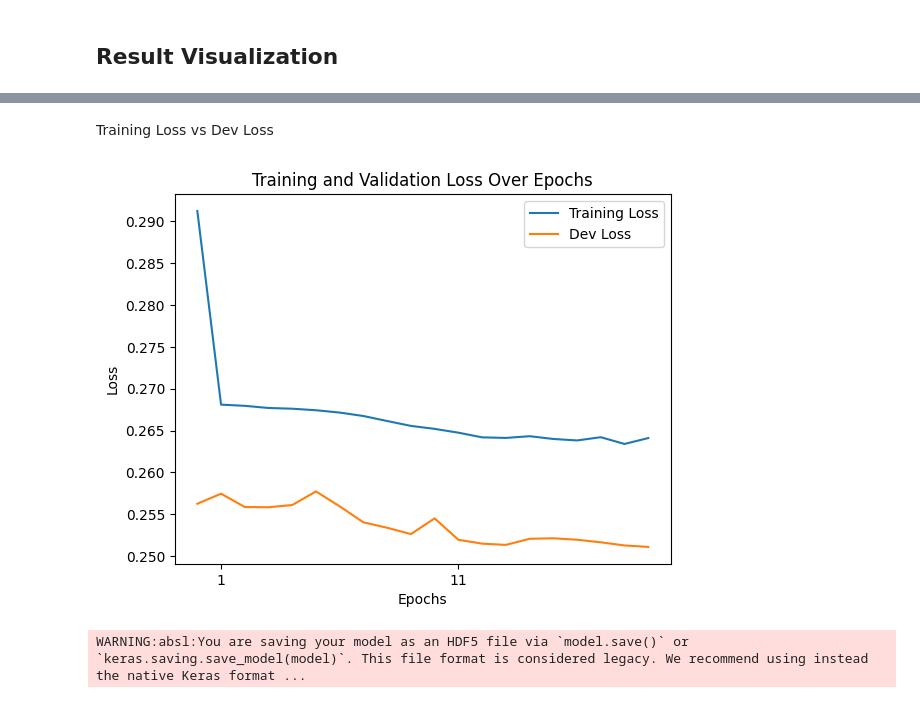
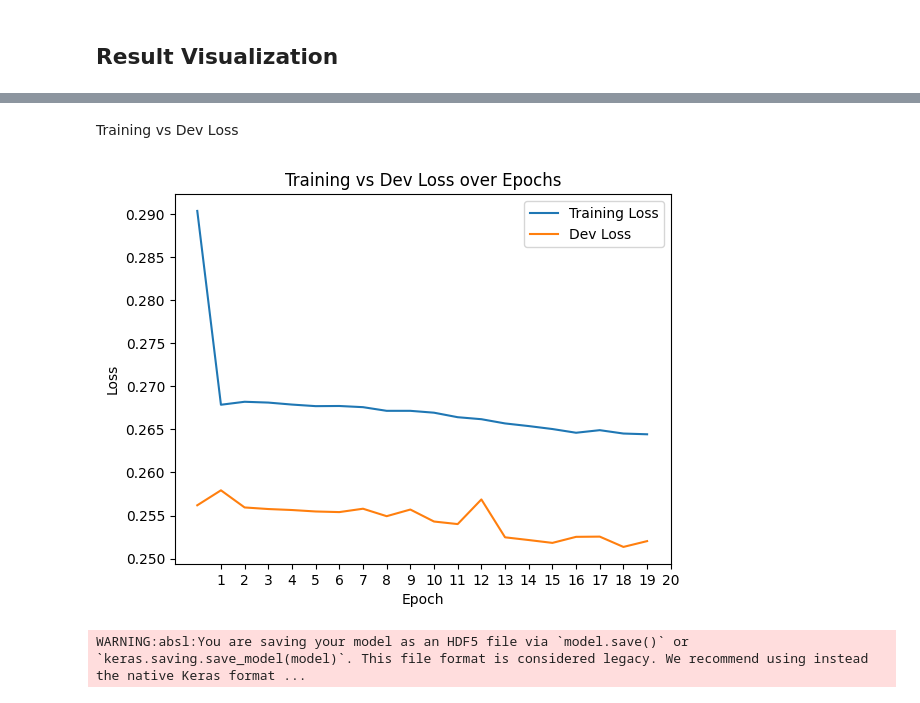
Before and after one commit to JG1ANDONLY/PCa_DL_DGE, a Jupyter notebook: script/cnn/cnn_training.ipynb, the cells around one changed output, grey strips where cells are left out. Drawn from its saved outputs; the diff is of its cells as text; code cells hidden in the pictures.

```diff
--- a/script/cnn/cnn_training.ipynb
+++ b/script/cnn/cnn_training.ipynb
@@ -118,5 +118,5 @@ EPOCH_SIZE = 20
 Shuffle the dataset and apply mini-batch gradient descent with a batch size of 256:
 # %%
 train = tf.data.Dataset.from_tensor_slices((X_train, Y_train)).shuffle(BUFFER_SIZE).batch(BATCH_SIZE).prefetch(tf.data.AUTOTUNE)
-dev = tf.data.Dataset.from_tensor_slices((X_dev, Y_dev)).batch(BATCH_SIZE).prefetch(tf.data.AUTOTUNE)
+dev = tf.data.Dataset.from_tensor_slices((X_dev, Y_dev)).shuffle(BUFFER_SIZE).batch(BATCH_SIZE).prefetch(tf.data.AUTOTUNE)
 # %% [output]
@@ -199,8 +209,8 @@ Model: "sequential"
  Trainable params: 4,337 (16.94 KB)
  Non-trainable params: 0 (0.00 B)
 # %%
-model.compile(optimizer='adam',
-              loss=tf.keras.losses.BinaryCrossentropy(),
+model.compile(optimizer=tf.keras.optimizers.Adam(),
+              loss='binary_crossentropy',
               metrics=['accuracy'])
 # %% [markdown]
 ## Model Fitting
@@ -208,7 +218,8 @@ model.compile(optimizer='adam',
 history = model.fit(
     train,
     epochs=EPOCH_SIZE,
-    validation_data=dev
+    validation_data=dev,
+    verbose = 1
 )
 # %% [output]
 Epoch 1/20
@@ -260,2 +256,2 @@ plt.show();
 # %% [markdown]
-Training Loss vs Dev Loss
+Training vs Dev Loss
@@ -265,15 +258,15 @@ validation_loss = history.history['val_loss']
 # %%
-plt.plot(training_loss, label='Training Loss')
-plt.plot(validation_loss, label='Dev Loss')
-plt.xlabel('Epochs')
+plt.plot(history.history['loss'], label='Training Loss')
+plt.plot(history.history['val_loss'], label='Dev Loss')
+plt.xlabel('Epoch')
 plt.ylabel('Loss')
-plt.title('Training and Validation Loss Over Epochs')
+plt.title('Training vs Dev Loss over Epochs')
 plt.legend()
-plt.xticks(range(EPOCH_SIZE))
+plt.xticks(range(1, EPOCH_SIZE+1))
 plt.savefig('../../result/cnn_model/crude_loss.png', format='png')
 plt.show();
 # %% [output]
-[figure, old version]
+[figure, new version]
 # %%
 # save the trained model
 model.save('../../result/cnn_model/crude.h5')
```
Also changed, not shown: parts of 12 cells of this notebook, 4 other files.
